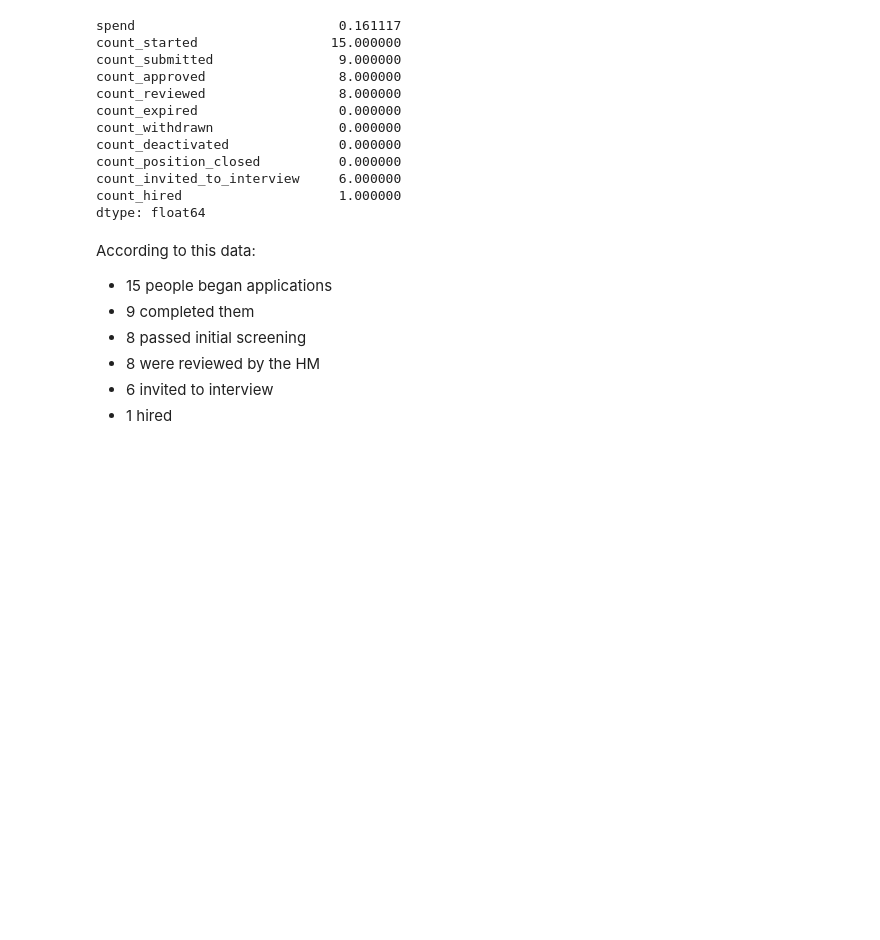
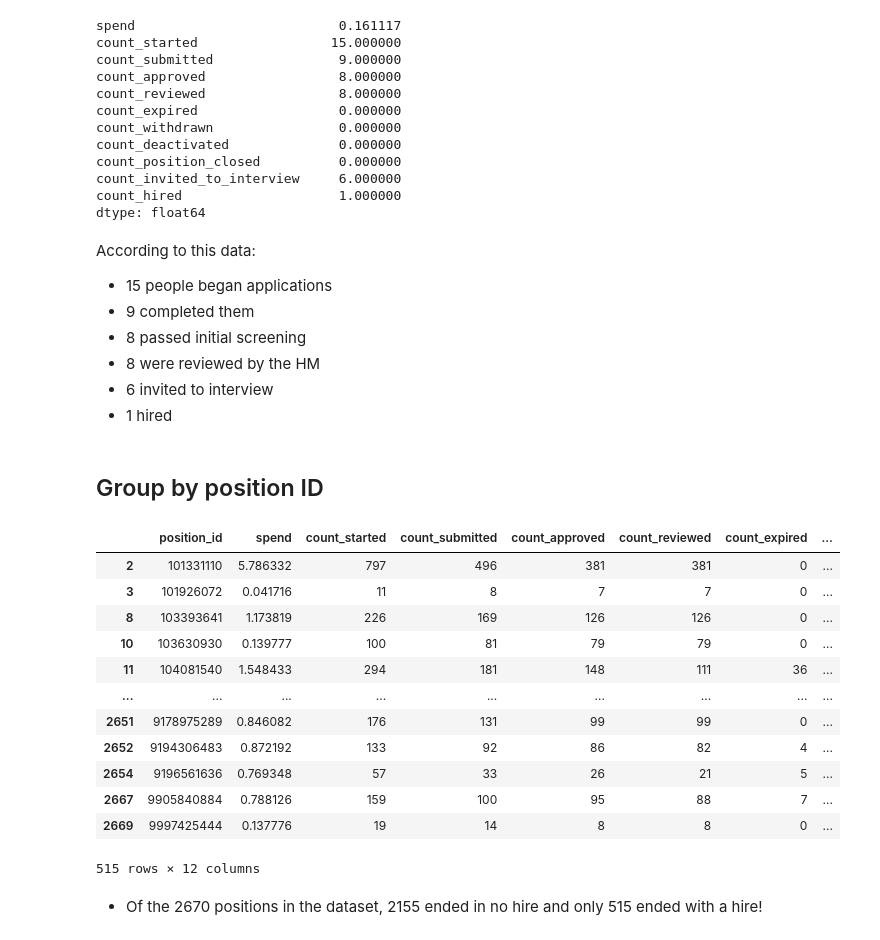
Before and after one commit to JacobTews/hiring_pipeline_analysis, a Jupyter notebook: eda.ipynb, the cells around one changed output. Saved outputs shown, nothing was run; the diff lists cells and outputs as text; code cells hidden in the pictures; blank space fills up the shorter version.

```diff
--- a/eda.ipynb
+++ b/eda.ipynb
@@ -64,3 +76,24 @@ According to this data:
 * 8 were reviewed by the HM
 * 6 invited to interview
 * 1 hired
+# %% [markdown]
+## Group by position ID
+# %%
+df_positions = df.groupby('position_id', as_index=False)[summable_cols].sum()
+df_positions[df_positions['count_hired'] >= 1]
+# %% [output]
+|  | position_id | spend | count_started | count_submitted | count_approved | count_reviewed | count_expired | ... |
+| 2 | 101331110 | 5.786332 | 797 | 496 | 381 | 381 | 0 | ... |
+| 3 | 101926072 | 0.041716 | 11 | 8 | 7 | 7 | 0 | ... |
+| 8 | 103393641 | 1.173819 | 226 | 169 | 126 | 126 | 0 | ... |
+| 10 | 103630930 | 0.139777 | 100 | 81 | 79 | 79 | 0 | ... |
+| 11 | 104081540 | 1.548433 | 294 | 181 | 148 | 111 | 36 | ... |
+| ... | ... | ... | ... | ... | ... | ... | ... | ... |
+| 2651 | 9178975289 | 0.846082 | 176 | 131 | 99 | 99 | 0 | ... |
+| 2652 | 9194306483 | 0.872192 | 133 | 92 | 86 | 82 | 4 | ... |
+| 2654 | 9196561636 | 0.769348 | 57 | 33 | 26 | 21 | 5 | ... |
+| 2667 | 9905840884 | 0.788126 | 159 | 100 | 95 | 88 | 7 | ... |
+| 2669 | 9997425444 | 0.137776 | 19 | 14 | 8 | 8 | 0 | ... |
+515 rows × 12 columns
+# %% [markdown]
+* Of the 2670 positions in the dataset, 2155 ended in no hire and only 515 ended with a hire!
```
Also changed, not shown: parts of 41 cells of this notebook.
